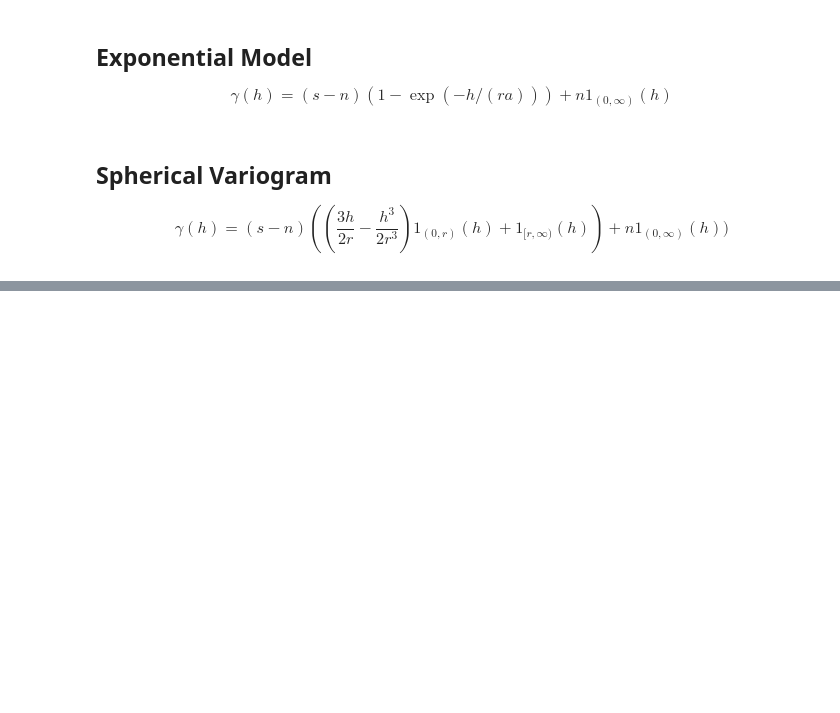
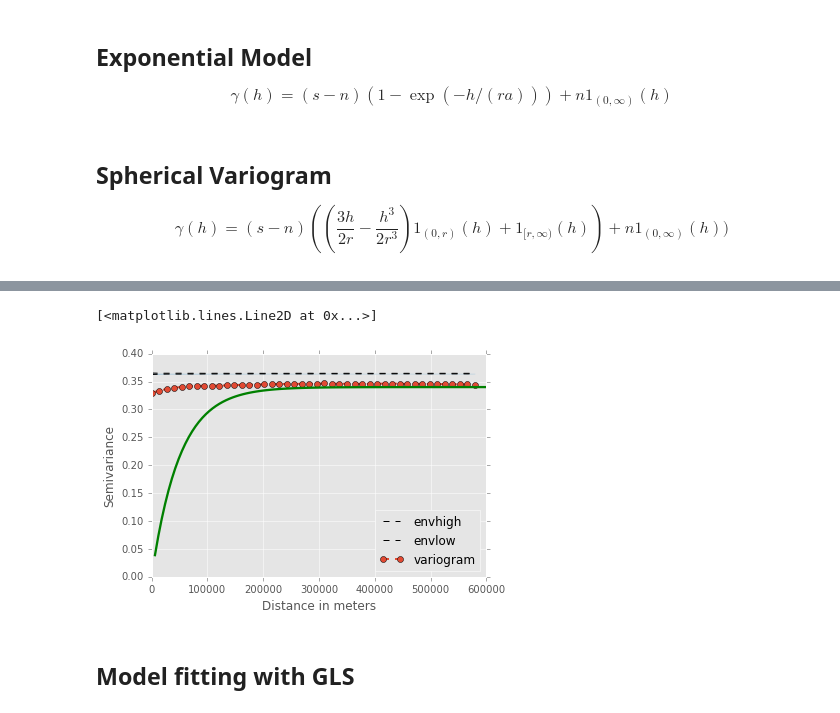
Before and after one commit to molgor/spystats, a Jupyter notebook: notebooks/Analysis_spatial_autocorrelation_with_empirical_variogram_using_GLS.ipynb, the cells around one changed output, grey strips where cells are left out. Saved outputs shown, nothing was run; the diff lists cells and outputs as text; code cells hidden in the pictures; blank space fills up the shorter version.

Commit message:
Added Matern Function for variogram. See notebook: Analysis_spatial_autocorrelation_..._GLS

```diff
--- a/notebooks/Analysis_spatial_autocorrelation_with_empirical_variogram_using_GLS.ipynb
+++ b/notebooks/Analysis_spatial_autocorrelation_with_empirical_variogram_using_GLS.ipynb
@@ -253,15 +234,12 @@ def gaussianVariogram(h,sill=0,range_a=0,nugget=0):
 $$\gamma (h)=(s-n)(1-\exp(-h/(ra)))+n1_{{(0,\infty )}}(h)$$
 # %%
 def exponentialVariogram(h,sill=0,range_a=0,nugget=0):
-    if isinstance(h,np.array):
-        Ih = [1.0 if hx >= 0.0 else 0.0 for hx in h]
+    if isinstance(h,np.ndarray):
+        Ih = np.array([1.0 if hx >= 0.0 else 0.0 for hx in h])
     else:
         Ih = 1.0 if h >= 0 else 0.0
-    g_h = (sill - nugget)*(1 - np.exp(-h/range_a)) + (nugget*Ih)
+    g_h = (sill - nugget)*(1 - np.exp(-h/range_a)) #+ (nugget*Ih)
     return g_h
-# %%
-h = 2
-[1.0 if hx >= 0.0 else 0.0 for hx in i
 # %% [markdown]
 ## Spherical Variogram
 $$\gamma (h)=(s-n)\left(\left({\frac  {3h}{2r}}-{\frac  {h^{3}}{2r^{3}}}\right)1_{{(0,r)}}(h)+1_{{[r,\infty )}}(h)\right)+n1_{{(0,\infty )}}(h))$$
@@ -275,3 +312,26 @@ def sphericalVariogram(h,sill=0,range_a=0,nugget=0):
+# %%
+### Optimizing the empirical values
+from scipy.optimize import curve_fit
+s = 0.345
+r = 100000.0
+nugget = 0.33
+init_vals = [0.34, 50000, 0.33]
+
+init_matern = [50000,0.5,0.34]
+# for [amp, cen, wid]
+bg, covar_gaussian = curve_fit(gaussianVariogram, xdata=vdata.lags.values, ydata=vdata.variogram.values, p0=init_vals)
+be, covar_exp = curve_fit(exponentialVariogram, xdata=vdata.lags.values, ydata=vdata.variogram.values, p0=init_vals)
+bs, covar_spher = curve_fit(sphericalVariogram, xdata=vdata.lags.values, ydata=vdata.variogram.values, p0=init_vals)
+###
+bestmatern,covar_matern = curve_fit(MaternVariogram,xdata=vdata.lags.values,ydata=vdata.variogram.values,p0=init_matern)
+#gaussianVariogram(hx)
+#s =best_vals[0]
+#r = best_vals[1]
+#nugget = best_vals[2]
+#fitted_gaussianVariogram = lambda x : exponentialVariogram(x,sill=s,range_a=r,nugget=nugget)
+#gammas = pd.DataFrame(map(fitted_gaussianVariogram,hx))
+#import functools
+#fitted_gaussian2 = functools.partial(gaussianVariogram,s,r,nugget)
 # %%
 def theoreticalVariogram(model_function,sill,range_a,nugget):
     return lambda x : model_function(x,sill,range_a,nugget)
@@ -291 +338,18 @@ Mdist = vg.distance_coordinates.flatten()
+# %%
+gau_var = gaussianVariogram(hx,bg[0],bg[1],bg[2])
+exp_var = exponentialVariogram(hx,be[0],be[1],be[2])
+sph_var = sphericalVariogram(hx,bs[0],bs[1],bs[2])
+matern_var = MaternVariogram(hx,bestmatern[0],bestmatern[1],bestmatern[2])
+## The best is the gaussian
+#model_var = theoreticalVariogram(gaussianVariogram,bg[0],bg[1],bg[2])
+
+gvg.plot(refresh=False,legend=False)
+plt.plot(hx,matern_var,color='green',lw=2.3)
+#plt.plot(hx,exp_var)
+#plt.plot(hx,sph_var)
+# %% [output]
+[<matplotlib.lines.Line2D at 0x...>]
+[figure, added]
+# %% [markdown]
+## Model fitting with GLS
 # %%
```
Also changed, not shown: parts of 25 cells of this notebook, 7 other files.
